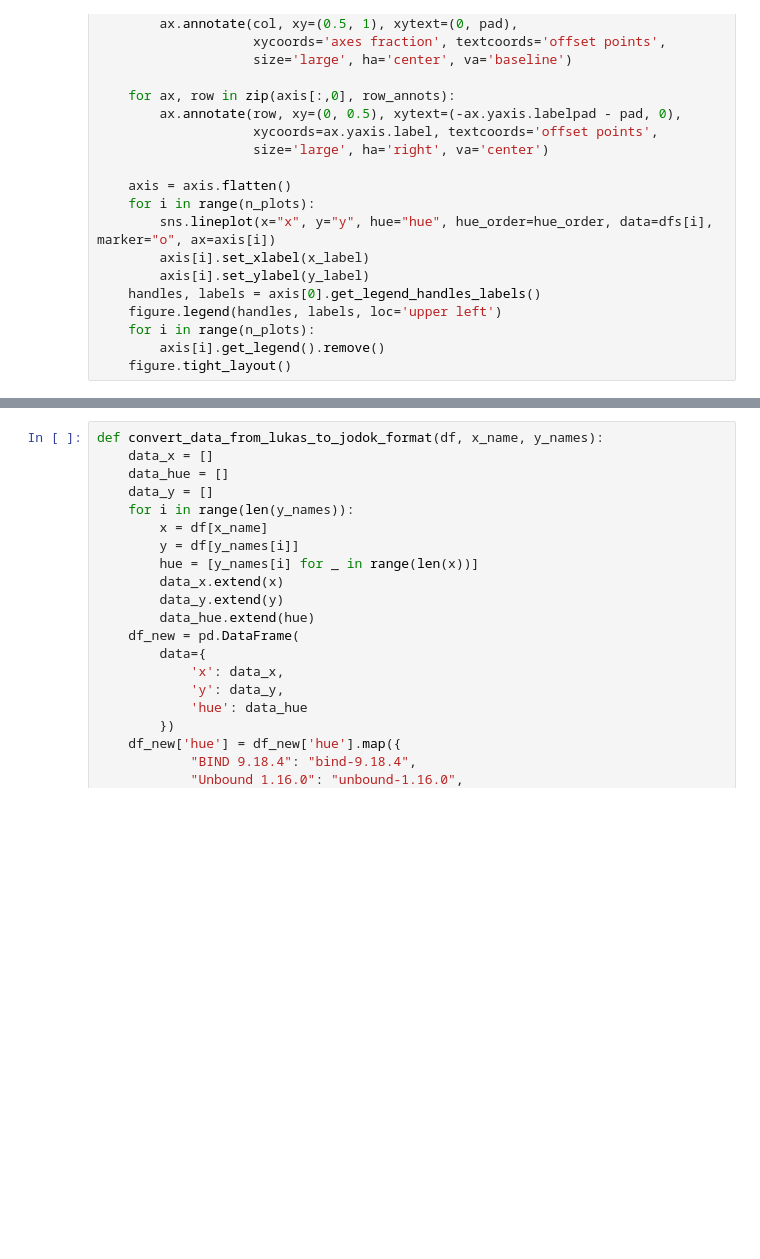
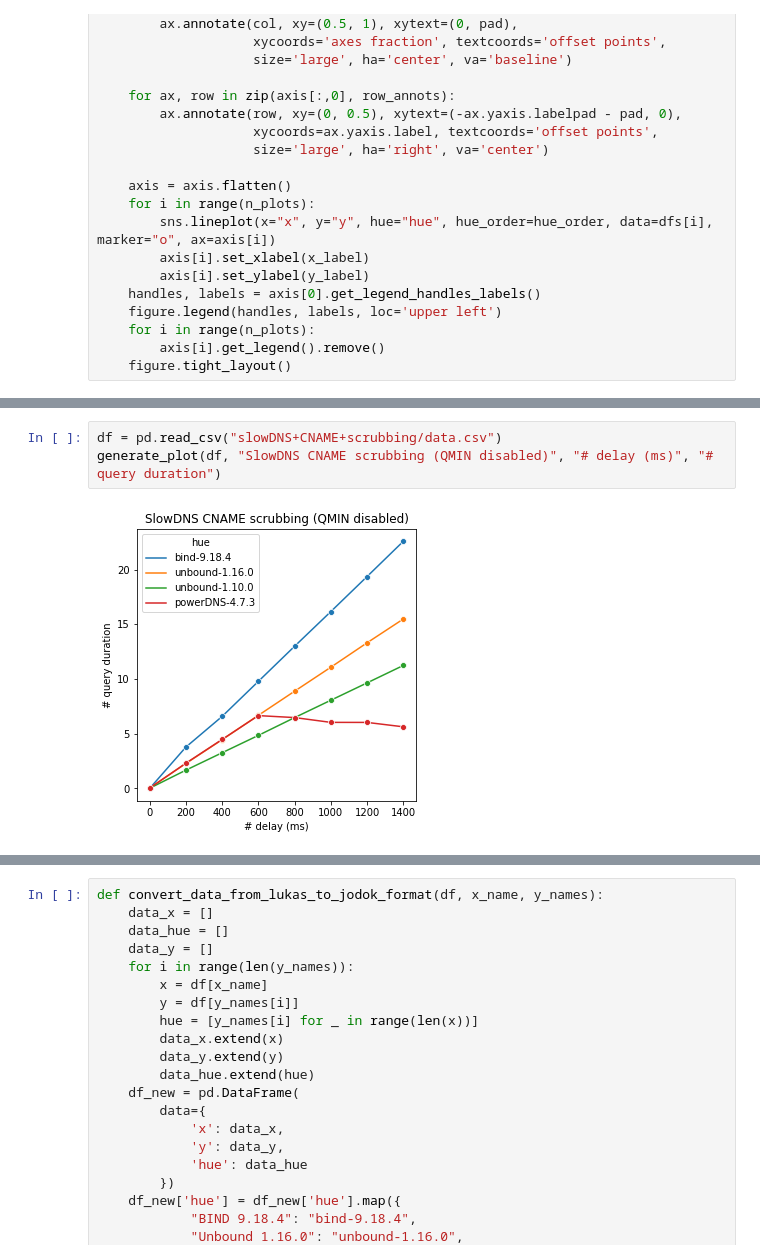
Before and after one commit to jaymoneyjay/dns-testbed, a Jupyter notebook: results/plotter.ipynb, the cells around one changed output, grey strips where cells are left out. Drawn from its saved outputs; the diff is of its cells as text; blank space fills up the shorter version.

```diff
--- a/results/plotter.ipynb
+++ b/results/plotter.ipynb
@@ -84,0 +75,5 @@ generate_plot(df, "SlowDNS DNAME scrubbing", "# delay (ms)", "# query duration")
+# %%
+df = pd.read_csv("slowDNS+CNAME+scrubbing/data.csv")
+generate_plot(df, "SlowDNS CNAME scrubbing (QMIN disabled)", "# delay (ms)", "# query duration")
+# %% [output]
+[figure, added]
```
Also changed, not shown: parts of 13 cells of this notebook, 12 other files.
